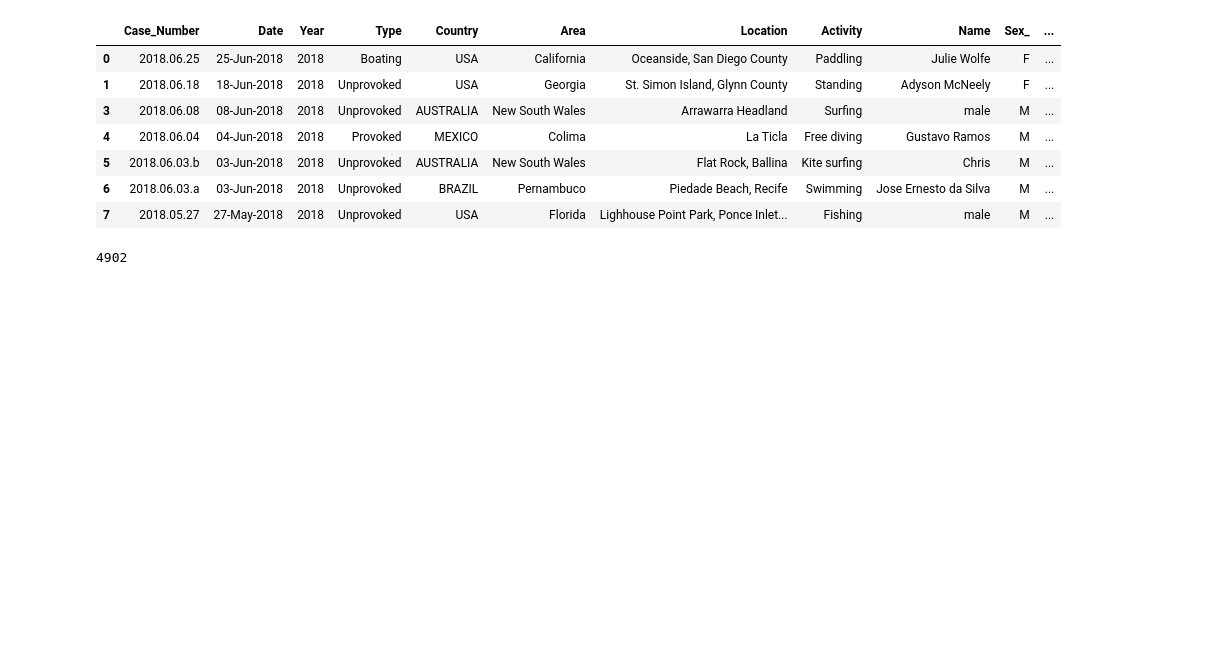
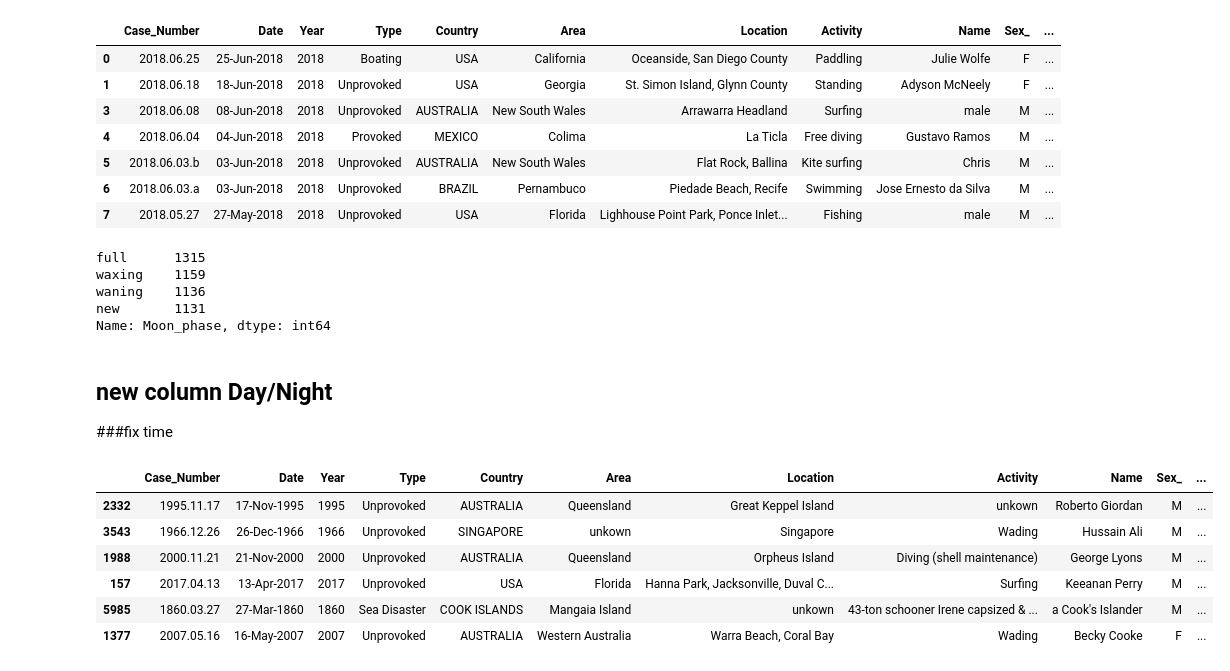
Before and after one commit to jalex141/Shark-tank, a Jupyter notebook: principal.ipynb, the cells around one changed output. Saved outputs shown, nothing was run; the diff lists cells and outputs as text; code cells hidden in the pictures; blank space fills up the shorter version.

```diff
--- a/principal.ipynb
+++ b/principal.ipynb
@@ -117,8 +117,8 @@ print(string)
 # %% [output]
 ['Case_Number', 'Date', 'Year', 'Type', 'Country', 'Area', 'Location', 'Activity', 'Name', 'Sex_', 'Age', 'Injury', 'Fatal_(Y/N)', 'Time', 'Species_', 'Investigator_or_Source']
 # %%
-sh[string].fillna("unknown", inplace=True)
-sh.tail(6)
+#sh[string].fillna("unknown", inplace=True)
+#sh.tail(6)
 # %% [output]
 A value is trying to be set on a copy of a slice from a DataFrame
 
@@ -203,6 +203,27 @@ sh_f.head(7)
 | 6 | 2018.06.03.a | 03-Jun-2018 | 2018 | Unprovoked | BRAZIL | Pernambuco | Piedade Beach, Recife | Swimming | Jose Ernesto da Silva | M | ... |
 | 7 | 2018.05.27 | 27-May-2018 | 2018 | Unprovoked | USA | Florida | Lighhouse Point Park, Ponce Inlet... | Fishing | male | M | ... |
 # %%
-sh_f.Moon_
+sh_f.Moon_phase.value_counts()
 # %% [output]
-4902
+full      1315
+waxing    1159
+waning    1136
+new       1131
+Name: Moon_phase, dtype: int64
+# %% [markdown]
+## new column Day/Night
+###fix time
+# %%
+sh_f["Time"]= dt.fix_time()
+# %%
+sh_f["Day/Night"]=sh_f.Time.apply(daytime)
+# %%
+sh_f.sample(6)
+# %% [output]
+|  | Case_Number | Date | Year | Type | Country | Area | Location | Activity | Name | Sex_ | ... |
+| 2332 | 1995.11.17 | 17-Nov-1995 | 1995 | Unprovoked | AUSTRALIA | Queensland | Great Keppel Island | unkown | Roberto Giordan | M | ... |
+| 3543 | 1966.12.26 | 26-Dec-1966 | 1966 | Unprovoked | SINGAPORE | unkown | Singapore | Wading | Hussain Ali | M | ... |
+| 1988 | 2000.11.21 | 21-Nov-2000 | 2000 | Unprovoked | AUSTRALIA | Queensland | Orpheus Island | Diving (shell maintenance) | George Lyons | M | ... |
+| 157 | 2017.04.13 | 13-Apr-2017 | 2017 | Unprovoked | USA | Florida | Hanna Park, Jacksonville, Duval C... | Surfing | Keeanan Perry | M | ... |
+| 5985 | 1860.03.27 | 27-Mar-1860 | 1860 | Sea Disaster | COOK ISLANDS | Mangaia Island | unkown | 43-ton schooner Irene capsized & ... | a Cook's Islander | M | ... |
+| 1377 | 2007.05.16 | 16-May-2007 | 2007 | Unprovoked | AUSTRALIA | Western Australia | Warra Beach, Coral Bay | Wading | Becky Cooke | F | ... |
```
Also changed, not shown: 2 other files.
